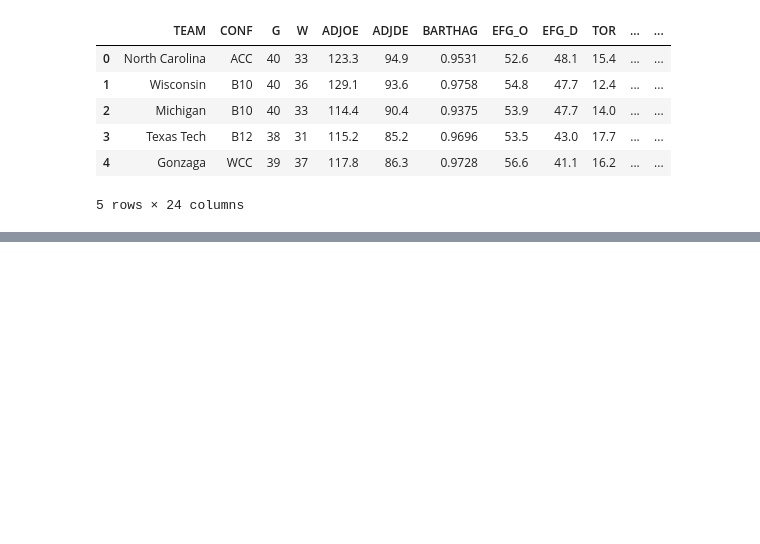
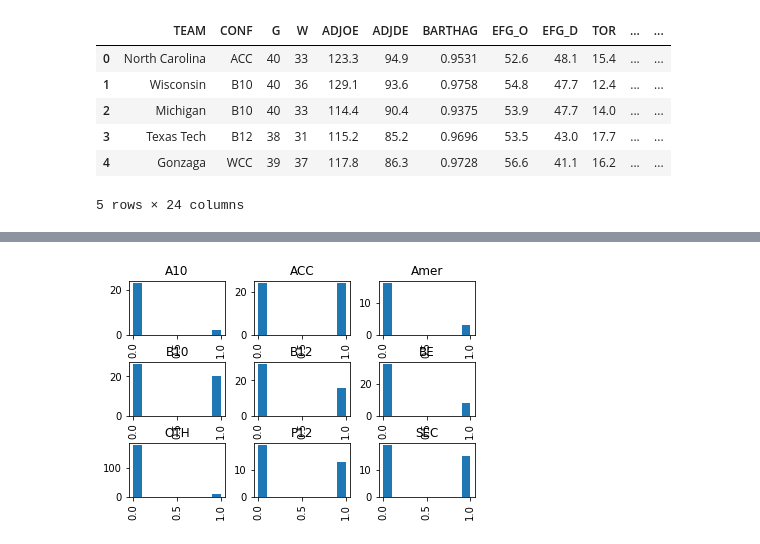
Before and after one commit to GrahamAnto/NCAA_Bball, a Jupyter notebook: By_Conference_Analysis.ipynb, the cells around one changed output, grey strips where cells are left out. Cells and saved outputs as stored; diff of their text form; code cells hidden in the pictures; blank space fills up the shorter version.

```diff
--- a/By_Conference_Analysis.ipynb
+++ b/By_Conference_Analysis.ipynb
@@ -27,0 +77,28 @@ boxplot = conf_train.boxplot(column=['ADJOE'])
+# %%
+y_post = np.array(train_df['POSTSEASON'])
+y_post = y_post.reshape(len(y_post),1)
+cats = np.array(['Champions', '2ND', 'F4', 'E8', 'S16', 'R32', 'R64', 'R68'][::-1])
+cats = list(cats.reshape(1,-1))
+
+# turn categorical y to one-hot vector, then group
+onehot = OneHotEncoder(categories=cats, sparse=False)
+onehot_encode = onehot.fit_transform(y_post)
+# creating true classes, 0 - Rd64/32 and 1 - Rd16/8/4
+y_group=np.array([None]*onehot_encode.shape[0])
+for i,row in enumerate(onehot_encode):
+## for grouping, 1 if sweet 16 or further 0 for 32 or worse #:1 classi mbalance
+    idx = list(np.where(row == 1)[0])
+
+    if idx[0] < 2.5:
+        y_group[i] = 0
+    elif idx[0] > 2.5:
+        y_group[i] = 1
+
+y_class = y_group.astype(int)
+# %%
+train_df['CUTOFF'] = y_class
+# %%
+train_df['CUTOFF'].hist(by=train_df['CLUS'])
+plt.show()
+# %% [output]
+[figure, added]
```
Also changed, not shown: parts of 14 cells of this notebook.
